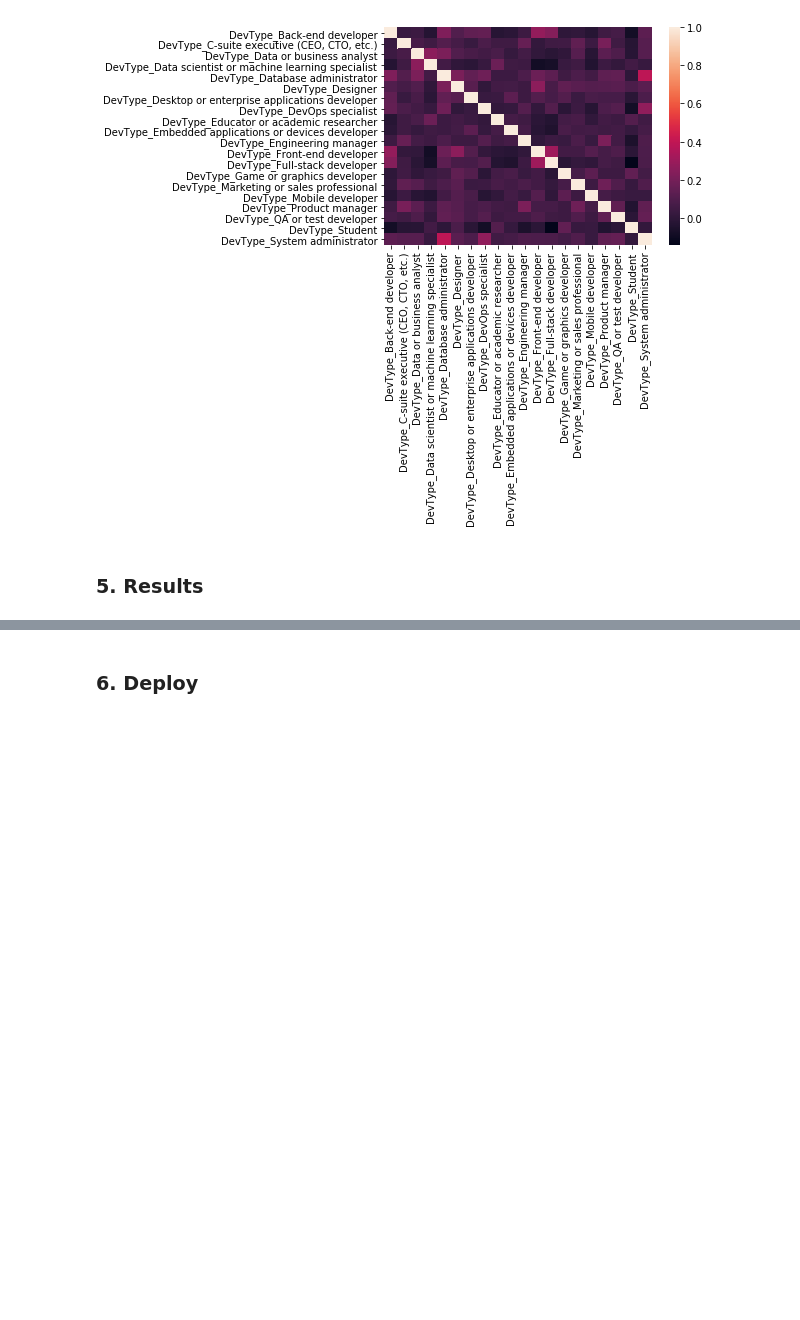
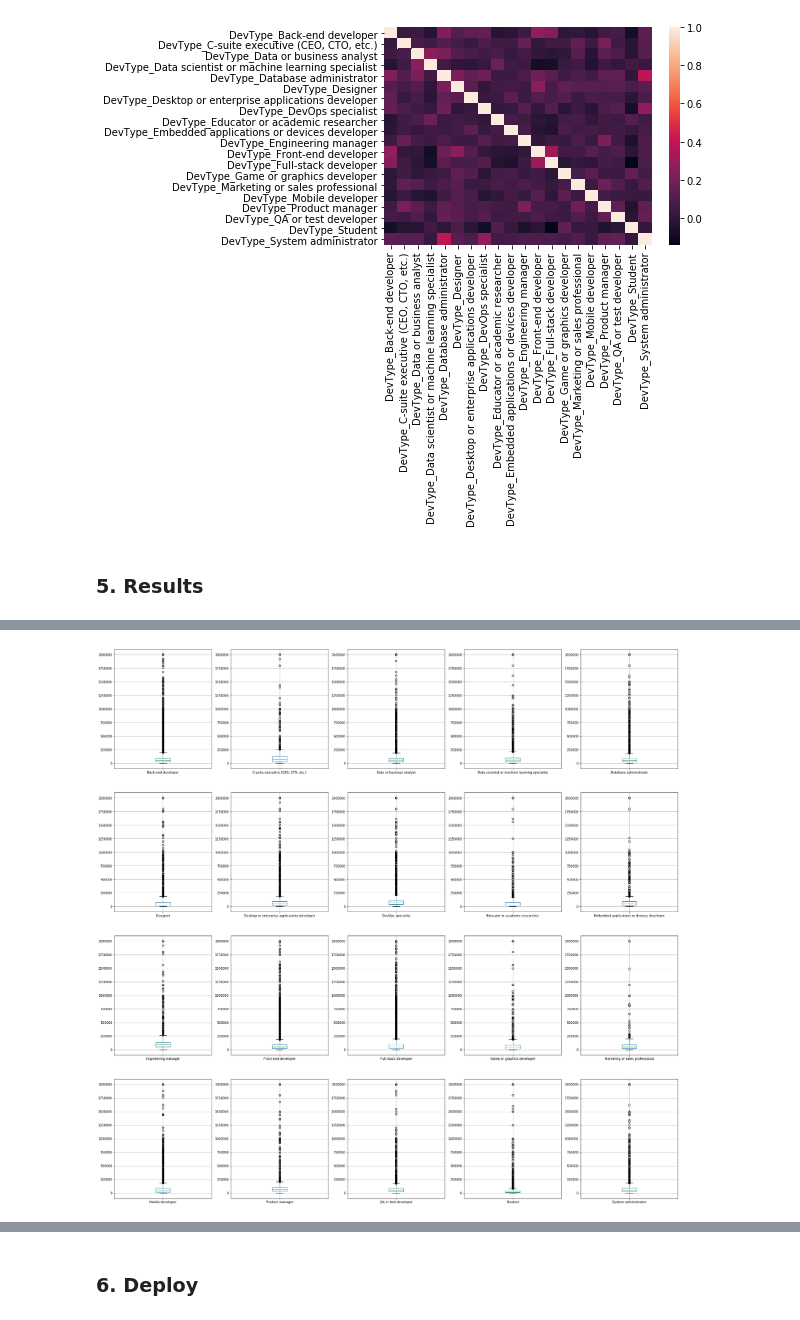
Before and after one commit to dragon7-fc/DSND-Blog-Post, a Jupyter notebook: WhatIsTheHotestJob.ipynb, the cells around one changed output, grey strips where cells are left out. Drawn from its saved outputs; the diff is of its cells as text; code cells hidden in the pictures; blank space fills up the shorter version.

```diff
--- a/WhatIsTheHotestJob.ipynb
+++ b/WhatIsTheHotestJob.ipynb
@@ -201,7 +180,3 @@ sns.heatmap(devtype_df.corr(), xticklabels=True, yticklabels=True);
 [figure]
 # %% [markdown]
 ### 5. Results
-# %%
-for dt in devtype:
-    print(df_new_dropna.groupby(dt)['ConvertedSalary'].mean())
-    print()
@@ -225,0 +183,5 @@ Name: ConvertedSalary, dtype: float64
+# %%
+devtype_convertedsalary_df = df_new[df_new['ConvertedSalary'] > 0]
+devtype_convertedsalary_df = devtype_convertedsalary_df[devtype + ['ConvertedSalary']]
+
+devtype_convertedsalary_df
@@ -225,0 +207,13 @@ Name: ConvertedSalary, dtype: float64
+# %%
+plt.figure(figsize=(32, 32))
+plt_df = pd.DataFrame()
+for i, dt in enumerate(devtype):
+    plt.subplot(4, 5, i+1)
+    boxplot_df = pd.DataFrame()
+    boxplot_df[dt[8:]] = devtype_convertedsalary_df[devtype_convertedsalary_df[dt] == 1]['ConvertedSalary']
+    boxplot_df.boxplot()
+    plt_df[dt] = boxplot_df
+
+plt.show()
+# %% [output]
+[figure, added]
```
Also changed, not shown: parts of 12 cells of this notebook, 1 other file.
